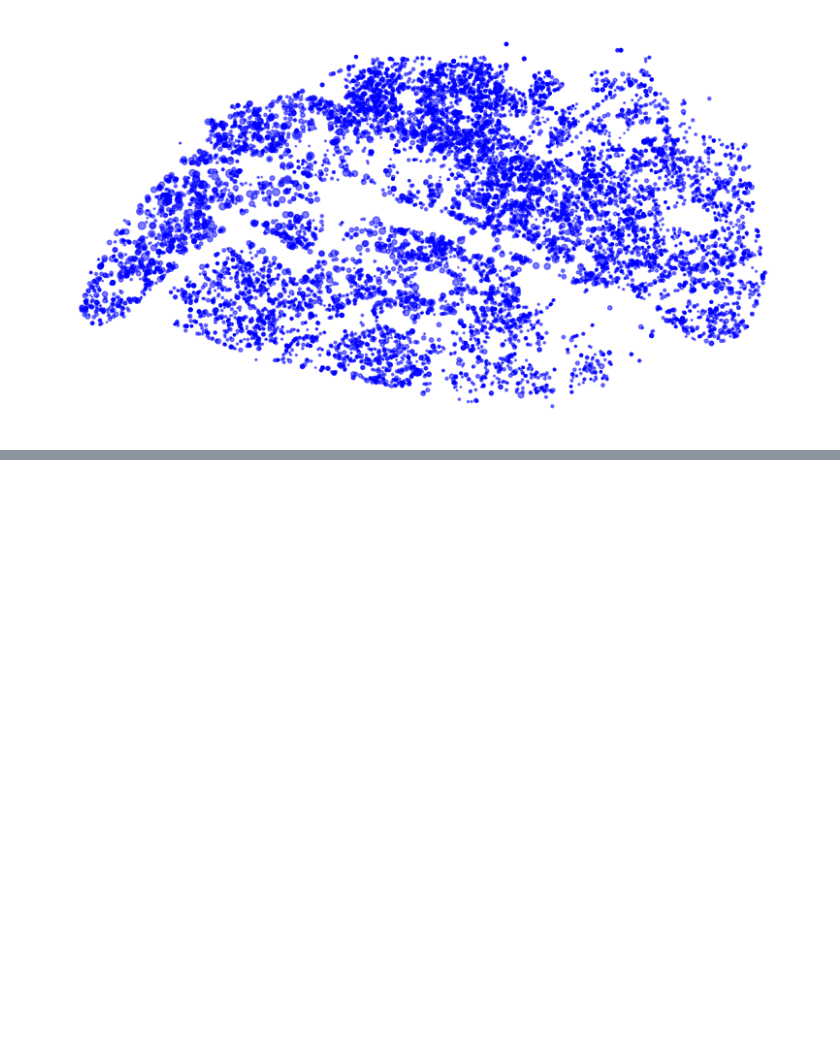
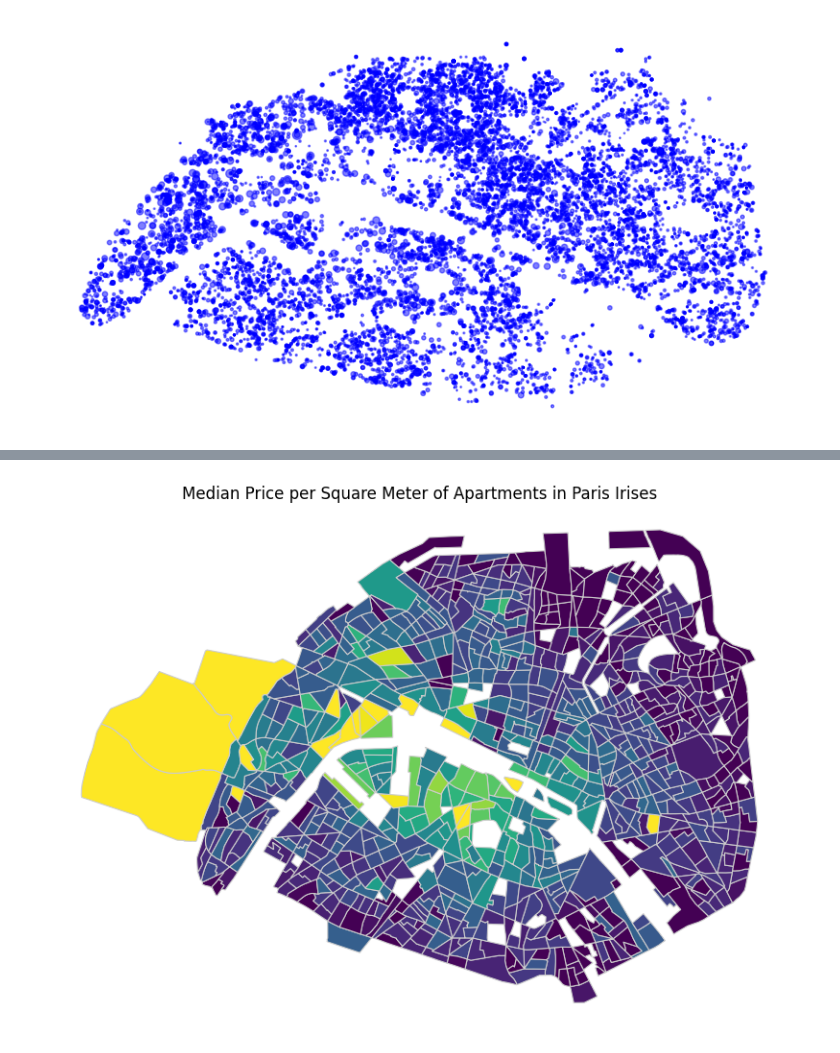
Before and after one commit to arshiataheri/IRIS-Paris-Geographical-Data-ML, a Jupyter notebook: IRIS_Paris_Geographical_Data_ML.ipynb, the cells around one changed output, grey strips where cells are left out. Drawn from its saved outputs; the diff is of its cells as text; code cells hidden in the pictures; blank space fills up the shorter version.

```diff
--- a/IRIS_Paris_Geographical_Data_ML.ipynb
+++ b/IRIS_Paris_Geographical_Data_ML.ipynb
@@ -407,0 +413,3 @@ ax.set_axis_off()
+# %%
+apartments_gdf['prix_per_m2'] = apartments_gdf['valeur_fonciere'] / apartments_gdf['surface_reelle_bati']
+apartments_gdf.head(5)
@@ -407,0 +428,23 @@ ax.set_axis_off()
+# %%
+# Assuming apartments_gdf coordinates are in WGS84 (EPSG:4326)
+apartments_gdf.crs = 'EPSG:4326'
+
+# Set the CRS for revenuiris to match that of apartments_gdf
+revenuiris = revenuiris.to_crs(apartments_gdf.crs)
+# %%
+# Set the CRS for revenuiris to match that of apartments_gdf
+
+
+
+# spatial join between apartments and revenuiris
+joined_data_price = gpd.sjoin(apartments_gdf, revenuiris, how="inner", op='within')
+
+# Group by iris and median price of apartments for each iris
+median_prices_per_m2 = joined_data_price.groupby('nom_iris')['prix_per_m2'].median().reset_index()
+
+revenuiris = revenuiris.merge(median_prices_per_m2, on='nom_iris', how='left')
+
+# Rename the new column to 'median_price_per_m2'
+revenuiris.rename(columns={'prix_per_m2': 'median_price_per_m2'}, inplace=True)
+
+revenuiris
@@ -407,0 +465,19 @@ ax.set_axis_off()
+# %%
+import matplotlib.pyplot as plt
+
+# Plotting the map with median price per square meter
+fig, ax = plt.subplots(1, 1, figsize=(10, 10))
+
+# Plot the iris polygons
+revenuiris.plot(column='median_price_per_m2', cmap='viridis', linewidth=0.8, ax=ax, edgecolor='0.8', legend=False, vmin=9000, vmax=18000)
+
+# Add a title
+ax.set_title('Median Price per Square Meter of Apartments in Paris Irises')
+
+# Remove axis
+ax.set_axis_off()
+
+# Show the plot
+plt.show()
+# %% [output]
+[figure, added]
```
Also changed, not shown: parts of 18 cells of this notebook.
